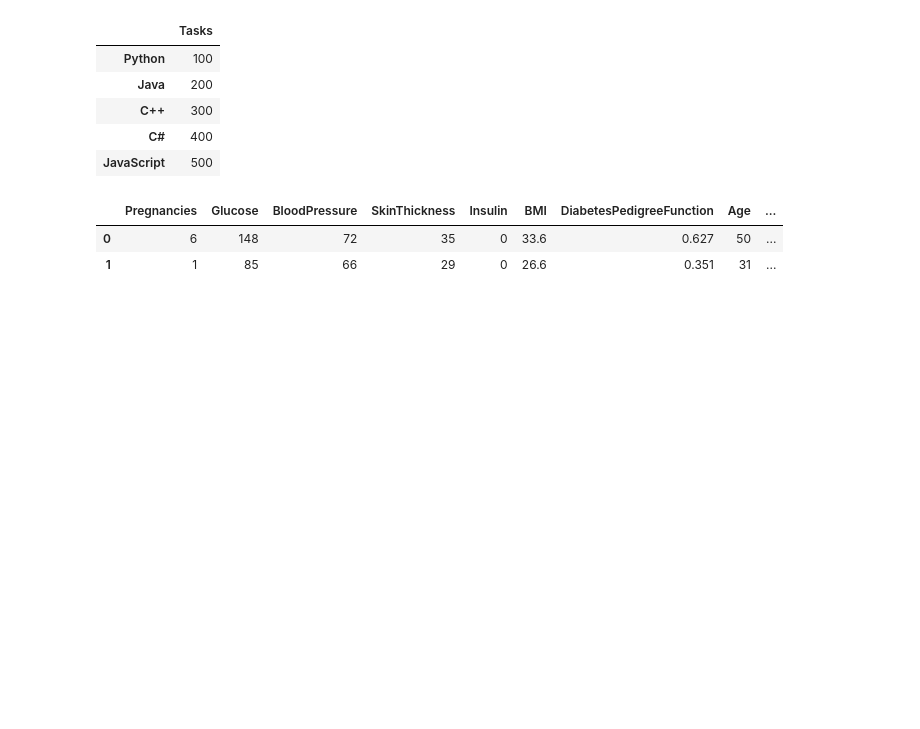
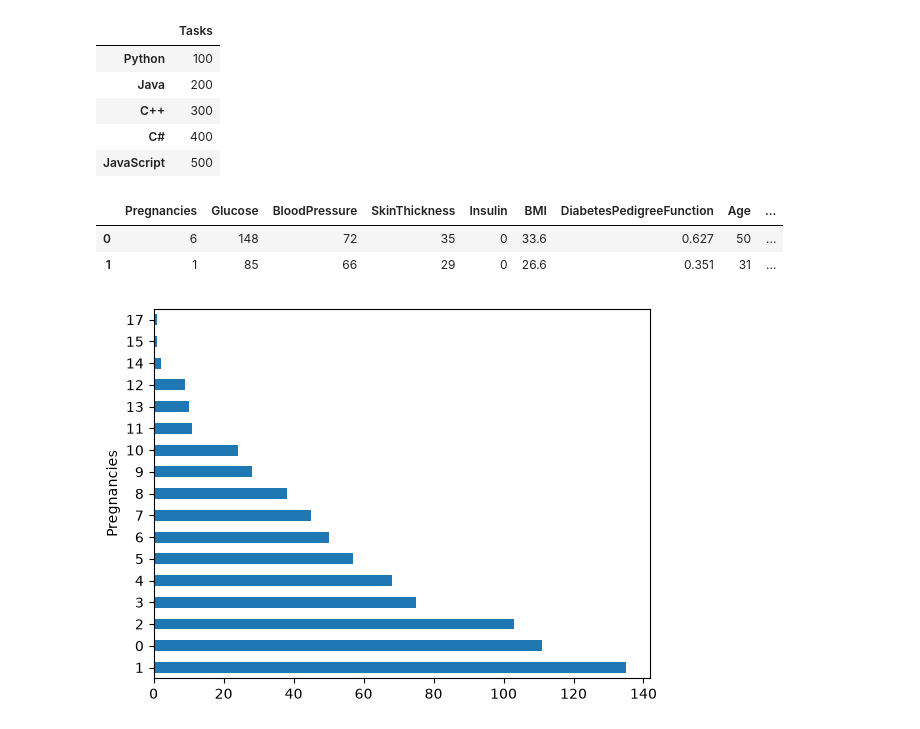
Before and after one commit to akyadav43-debug/Python-Basics, a Jupyter notebook: Data_visualisation.ipynb, the cells around one changed output. Cells and saved outputs as stored; diff of their text form; code cells hidden in the pictures; blank space fills up the shorter version.

```diff
--- a/Data_visualisation.ipynb
+++ b/Data_visualisation.ipynb
@@ -89,3 +89,8 @@ Dia.head(2)
 |  | Pregnancies | Glucose | BloodPressure | SkinThickness | Insulin | BMI | DiabetesPedigreeFunction | Age | ... |
 | 0 | 6 | 148 | 72 | 35 | 0 | 33.6 | 0.627 | 50 | ... |
 | 1 | 1 | 85 | 66 | 29 | 0 | 26.6 | 0.351 | 31 | ... |
+# %%
+Dia.Pregnancies.value_counts().plot(kind='barh')
+plt.show()
+# %% [output]
+[figure, added]
```
